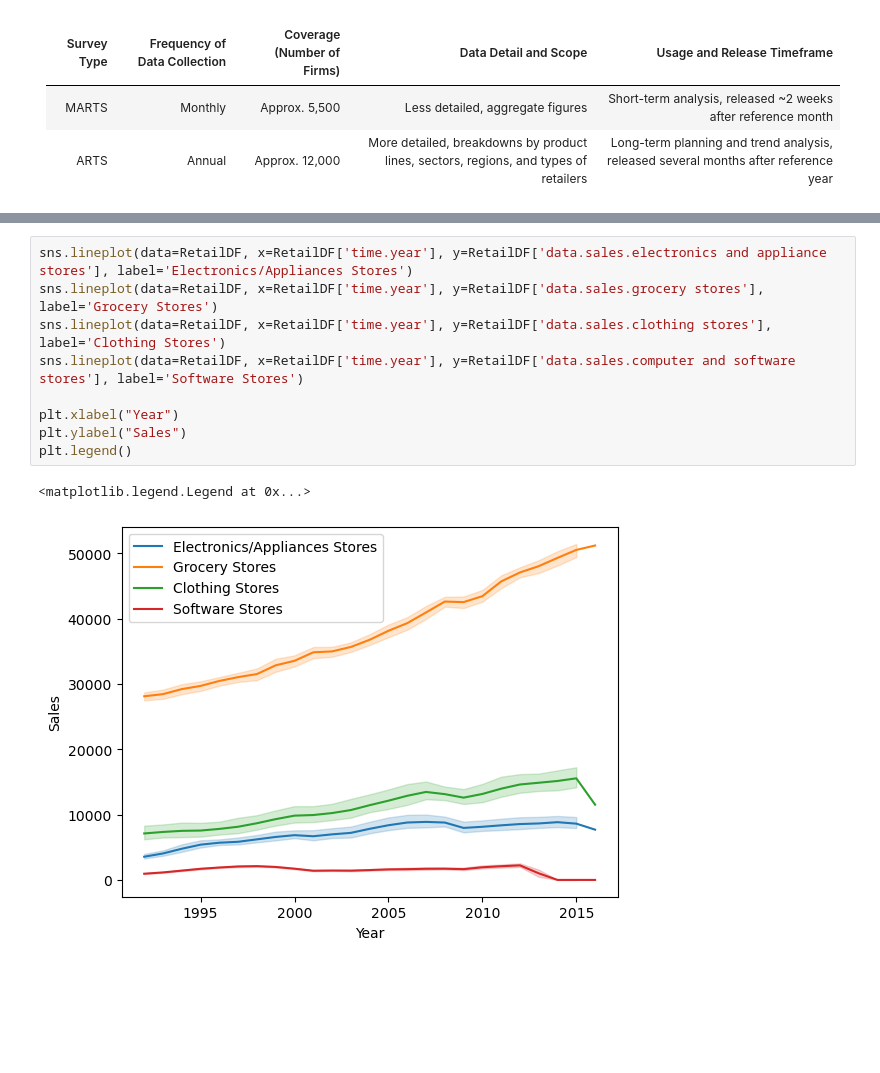
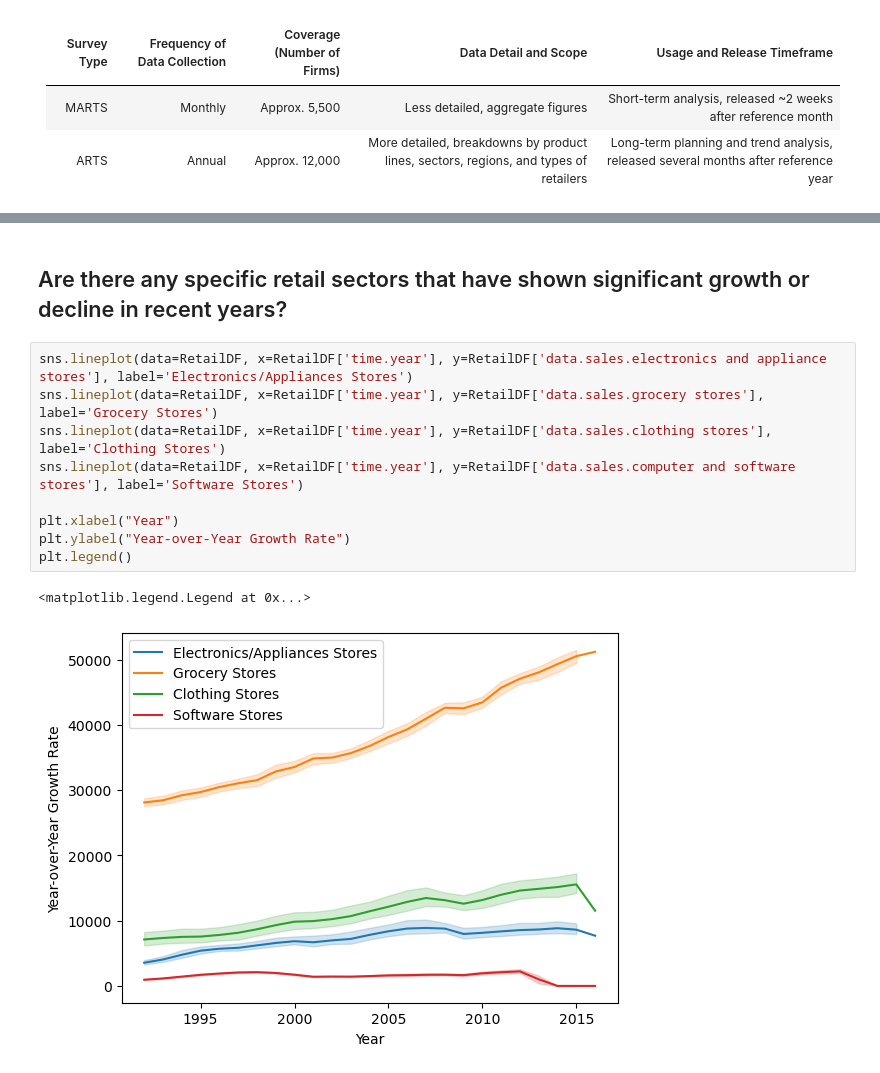
Before and after one commit to joharkhan99/Data-Science-Internship, a Jupyter notebook: Week2/Day4/AB_Testing_and_Scraping.ipynb, the cells around one changed output, grey strips where cells are left out. Saved outputs shown, nothing was run; the diff lists cells and outputs as text; blank space fills up the shorter version.

Commit message:
added charts for retail dataset

```diff
--- a/Week2/Day4/AB_Testing_and_Scraping.ipynb
+++ b/Week2/Day4/AB_Testing_and_Scraping.ipynb
@@ -423,13 +429,15 @@ Text(0, 0.5, 'Sales')
+# %% [markdown]
+## Are there any specific retail sectors that have shown significant growth or decline in recent years?
 # %%
 sns.lineplot(data=RetailDF, x=RetailDF['time.year'], y=RetailDF['data.sales.electronics and appliance stores'], label='Electronics/Appliances Stores')
 sns.lineplot(data=RetailDF, x=RetailDF['time.year'], y=RetailDF['data.sales.grocery stores'], label='Grocery Stores')
 sns.lineplot(data=RetailDF, x=RetailDF['time.year'], y=RetailDF['data.sales.clothing stores'], label='Clothing Stores')
 sns.lineplot(data=RetailDF, x=RetailDF['time.year'], y=RetailDF['data.sales.computer and software stores'], label='Software Stores')
 
 plt.xlabel("Year")
-plt.ylabel("Sales")
+plt.ylabel("Year-over-Year Growth Rate")
 plt.legend()
 # %% [output]
 <matplotlib.legend.Legend at 0x...>
-[figure, old version]
+[figure, new version]
 # %%
```
Also changed, not shown: parts of 9 cells of this notebook.
